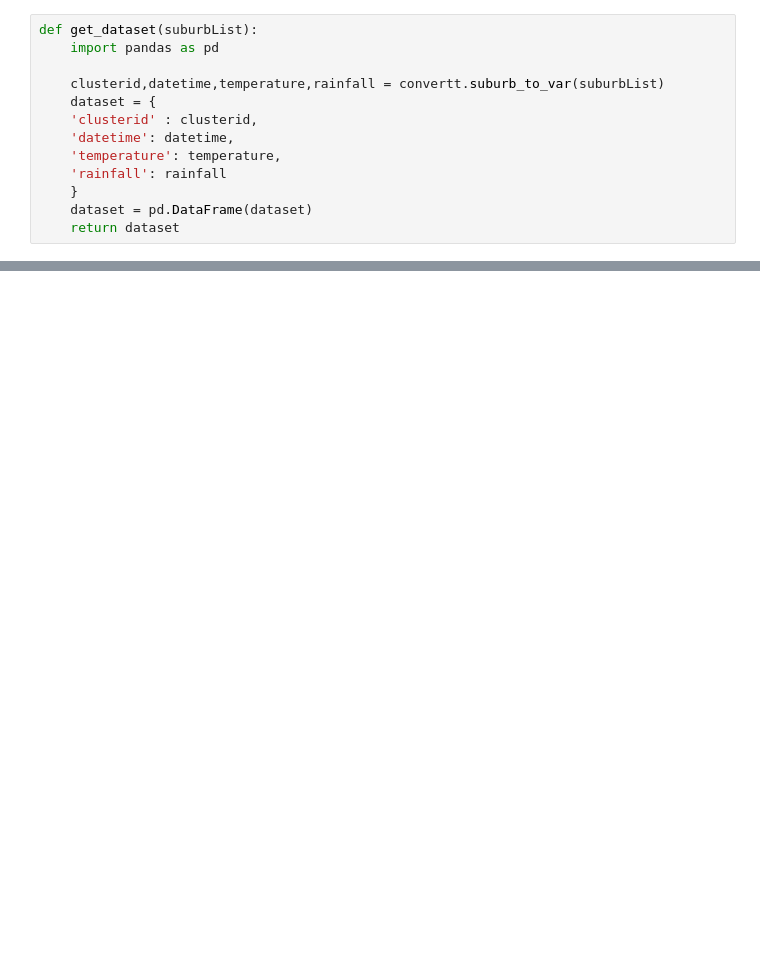
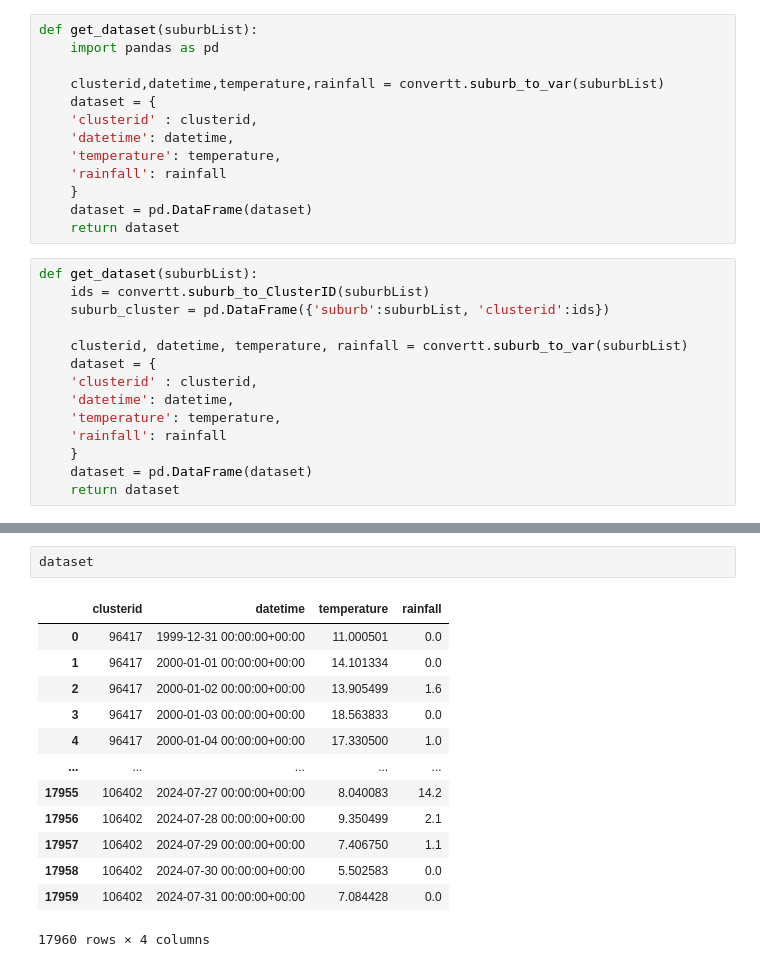
Before and after one commit to Kuuruprasath/Climate-Pulse, a Jupyter notebook: Charts/Single_var.ipynb, the cells around one changed output, grey strips where cells are left out. Drawn from its saved outputs; the diff is of its cells as text; blank space fills up the shorter version.

```diff
--- a/Charts/Single_var.ipynb
+++ b/Charts/Single_var.ipynb
@@ -19,3 +20,17 @@ def get_dataset(suburbList):
     }
     dataset = pd.DataFrame(dataset)
     return dataset
+# %%
+def get_dataset(suburbList):
+    ids = convertt.suburb_to_ClusterID(suburbList)
+    suburb_cluster = pd.DataFrame({'suburb':suburbList, 'clusterid':ids})
+
+    clusterid, datetime, temperature, rainfall = convertt.suburb_to_var(suburbList)
+    dataset = {
+    'clusterid' : clusterid,
+    'datetime': datetime,
+    'temperature': temperature,
+    'rainfall': rainfall
+    }
+    dataset = pd.DataFrame(dataset)
+    return dataset
@@ -59,3 +93,19 @@ fig.show()
+# %%
+dataset
+# %% [output]
+|  | clusterid | datetime | temperature | rainfall |
+| 0 | 96417 | 1999-12-31 00:00:00+00:00 | 11.000501 | 0.0 |
+| 1 | 96417 | 2000-01-01 00:00:00+00:00 | 14.101334 | 0.0 |
+| 2 | 96417 | 2000-01-02 00:00:00+00:00 | 13.905499 | 1.6 |
+| 3 | 96417 | 2000-01-03 00:00:00+00:00 | 18.563833 | 0.0 |
+| 4 | 96417 | 2000-01-04 00:00:00+00:00 | 17.330500 | 1.0 |
+| ... | ... | ... | ... | ... |
+| 17955 | 106402 | 2024-07-27 00:00:00+00:00 | 8.040083 | 14.2 |
+| 17956 | 106402 | 2024-07-28 00:00:00+00:00 | 9.350499 | 2.1 |
+| 17957 | 106402 | 2024-07-29 00:00:00+00:00 | 7.406750 | 1.1 |
+| 17958 | 106402 | 2024-07-30 00:00:00+00:00 | 5.502583 | 0.0 |
+| 17959 | 106402 | 2024-07-31 00:00:00+00:00 | 7.084428 | 0.0 |
+17960 rows × 4 columns
 # %%
 def barChart(dataset,variable,startDate,endDate,period,suburbs):
 
```
Also changed, not shown: parts of 7 cells of this notebook.
